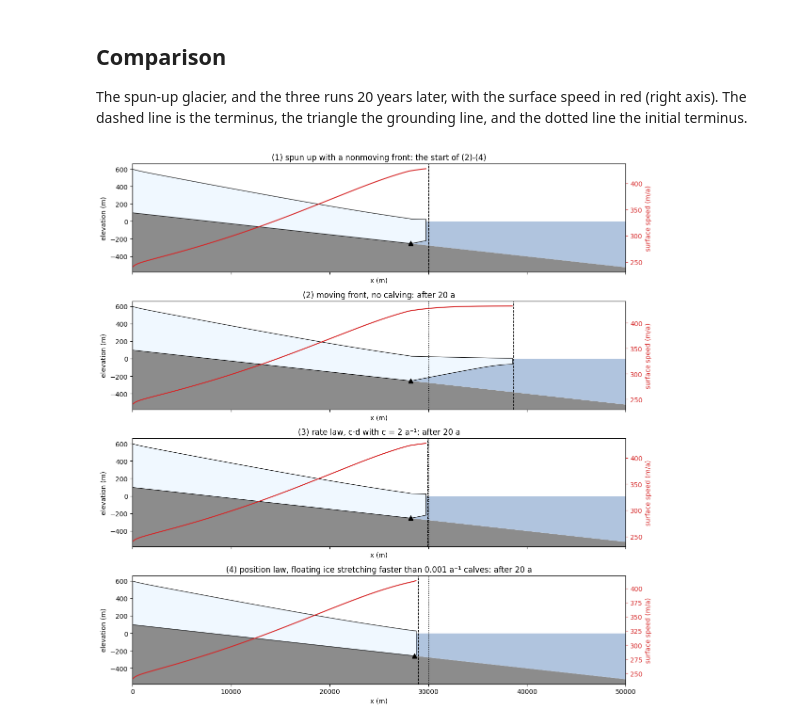
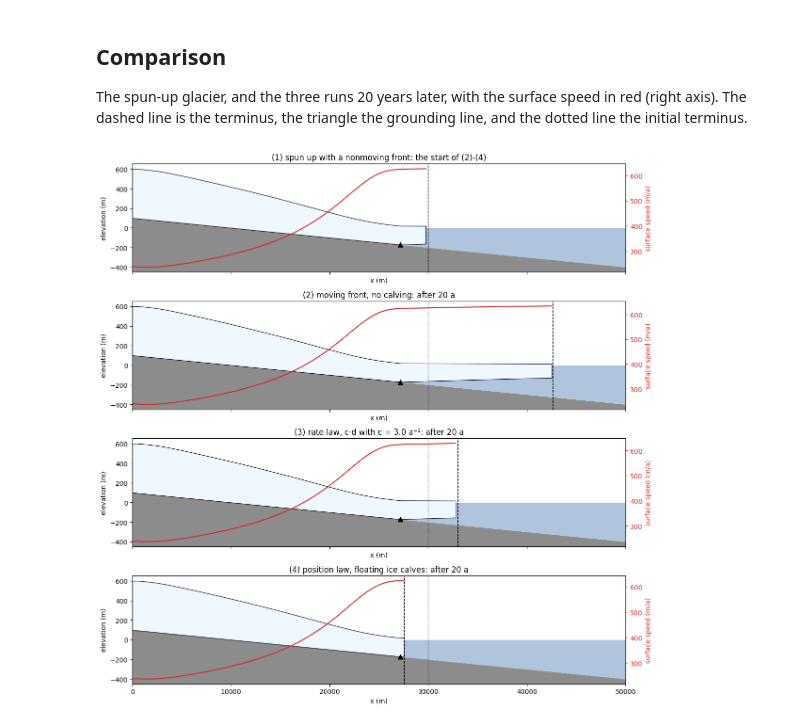
Before and after one commit to chrismiele/glimmer, a Jupyter notebook: issm/flowline_calving_comparison_HO.ipynb, the cells around one changed output. Drawn from its saved outputs; the diff is of its cells as text; code cells hidden in the pictures.

```diff
--- a/issm/flowline_calving_comparison_HO.ipynb
+++ b/issm/flowline_calving_comparison_HO.ipynb
@@ -21,14 +21,23 @@ md = flowline_mesh(model(), x_nodes)
 x = md.mesh.x
 
 x_t = 30e3 #initial terminus position (m)
-bed = 100 - 0.0125*x #from 100 m to -525 m
-H_0 = 500 + (200 - 500)*x/x_t #from 500 m at the inflow to 200 m at the terminus
+bed = 100 - 0.01*x #from 100 m to -525 m
+H_0 = 500
+
+C = 2200 #Weertman C where the ice is well grounded
+ϱ = md.materials.rho_ice/md.materials.rho_water
+
+def friction(md):
+    '''Weertman C scaled so that basal drag is proportional to the fraction above flotation'''
+    H = md.geometry.thickness
+    f_af = np.clip((md.geometry.base + ϱ*H)/H, 0.01, 1) #fraction above flotation (sea level at 0)
+    return C*np.sqrt(f_af)
 
 initialization_params = {'approximation': 'HO',
                          'vertical_layers': 5,
                          'temperature': 263.15,
-                         'friction': 2200*(H_0/500)**(2/3), #Weertman C
-                         'basal_melt': 10, #under floating ice (m/a)
+                         'friction': C, #replaced by friction(md) at every solve
+                         'basal_melt': 2, #under floating ice (m/a)
                          'bed': bed,
                          'thickness': H_0,
                          'ice_levelset': x - x_t,
@@ -50,7 +59,8 @@ spinup_steps = int(spinup_time/Δt_spinup)
 md1 = flowline_mesh(model(), x_nodes)
 md1 = initialize_model(md1, moving_front = False, **initialization_params)
 
-u, H_spinup, s = coupled_solve(md1, Δt_spinup, num_steps = spinup_steps)
+for step in tqdm.trange(spinup_steps):
+    u, H_spinup, s = coupled_solve(md1, Δt_spinup, friction = friction(md1))
 # %% [markdown]
 Each of the runs below starts from a new model with the spun-up thickness and a moving front.
 # %%
@@ -85,17 +93,10 @@ Calving starts at the front and spreads upstream through floating ice above the
 # %%
-ε_c = 0.001 #tensile strain rate above which floating ice calves (1/a)
-
 md4 = flowline_mesh(model(), x_nodes)
 md4 = initialize_model(md4, moving_front = True, **spinup_params)
 
 for step in tqdm.trange(num_steps):
-    u = diagnostic_solve(md4)
-    x_p, u_p = profile(md4, u[0]) #surface velocity along the flowline
-    ice = profile(md4, md4.mask.ice_levelset)[1] < 0
-    ε_1 = np.maximum(np.gradient(u_p[ice], x_p[ice]), 0) #tensile strain rate along the ice (1/a)
-    ε_1 = np.interp(md4.mesh.x, x_p[ice], ε_1) #on every node
-    floating = md4.mask.ocean_levelset < 0
-    position_law(md4, forcing = np.where(floating, ε_1, 0), threshold = ε_c)
+    u = diagnostic_solve(md4, friction = friction(md4))
+    position_law(md4, forcing = -md4.mask.ocean_levelset, threshold = 0) #calve all floating ice
     H, s = prognostic_solve(md4, Δt)
 # %% [markdown]
 ## Comparison
@@ -104,20 +105,20 @@ The spun-up glacier, and the three runs 20 years later, with the surface speed i
 # %%
 fig, axes = plt.subplots(4, 1, figsize = (12, 12), sharex = True)
 for ax, (title, md) in zip(axes, [('(1) spun up with a nonmoving front: the start of (2)-(4)', md1),
                                   ('(2) moving front, no calving: after 20 a', md2),
                                   (f'(3) rate law, c·d with c = {c} a⁻¹: after 20 a', md3),
-                                  (f'(4) position law, floating ice stretching faster than {ε_c} a⁻¹ calves: after 20 a', md4)]):
+                                  (f'(4) position law, floating ice calves: after 20 a', md4)]):
     plot_geometry(md, ax = ax, title = title)
     ax.axvline(x_t, color = 'k', linestyle = 'dotted', linewidth = 1) #initial terminus
 
     x_p, speed = profile(md, np.hypot(md.initialization.vx, md.initialization.vy)) #surface speed (m/a)
     ice = profile(md, md.mask.ice_levelset)[1] < 0
     ax2 = ax.twinx()
     ax2.plot(x_p, np.where(ice, speed, np.nan), color = 'C3')
     # ax2.set_ylim(0, 800)
     ax2.set_ylabel('surface speed (m/a)', color = 'C3')
     ax2.tick_params(axis = 'y', colors = 'C3')
 plt.tight_layout()
 plt.show()
 # %% [output]
-[figure, old version]
+[figure, new version]
```
Also changed, not shown: parts of 6 cells of this notebook.
